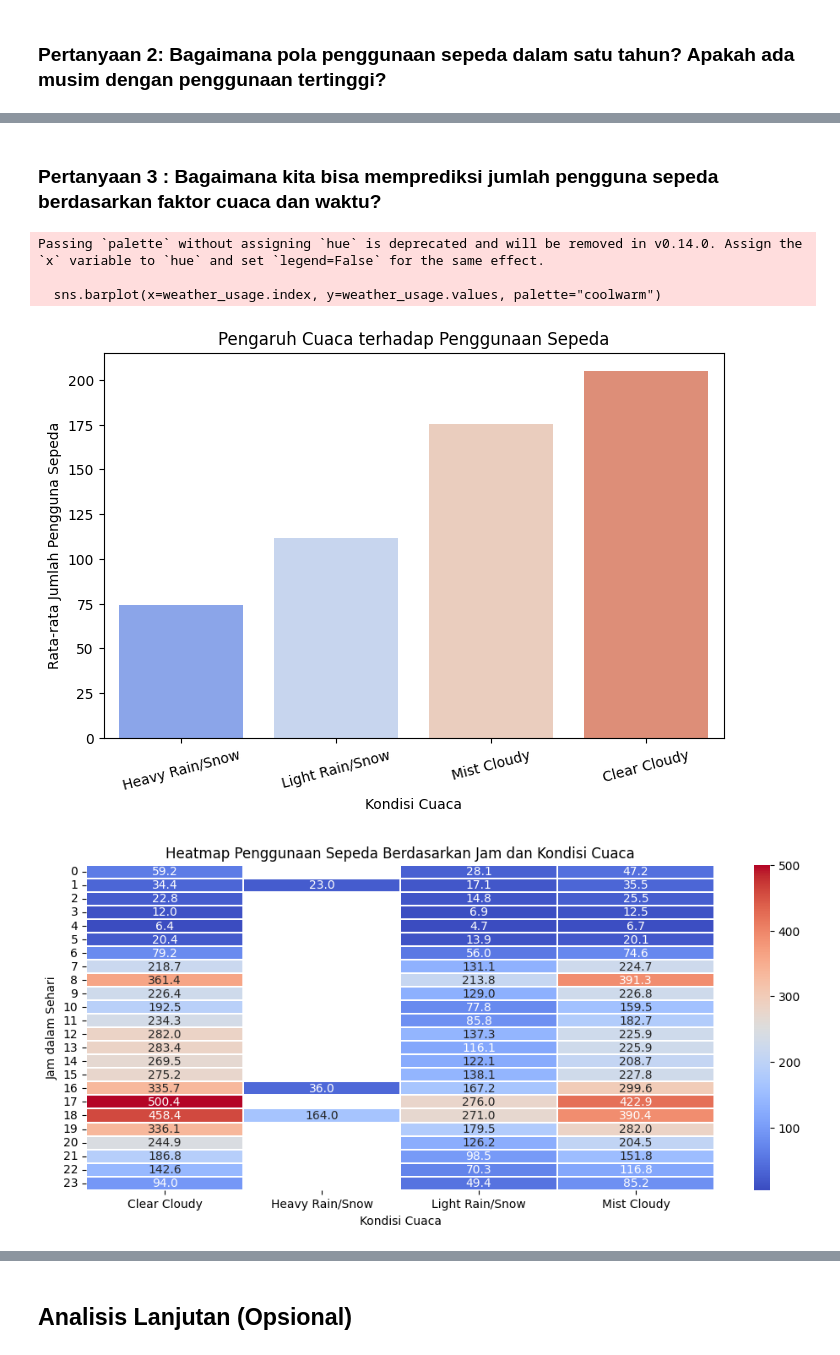
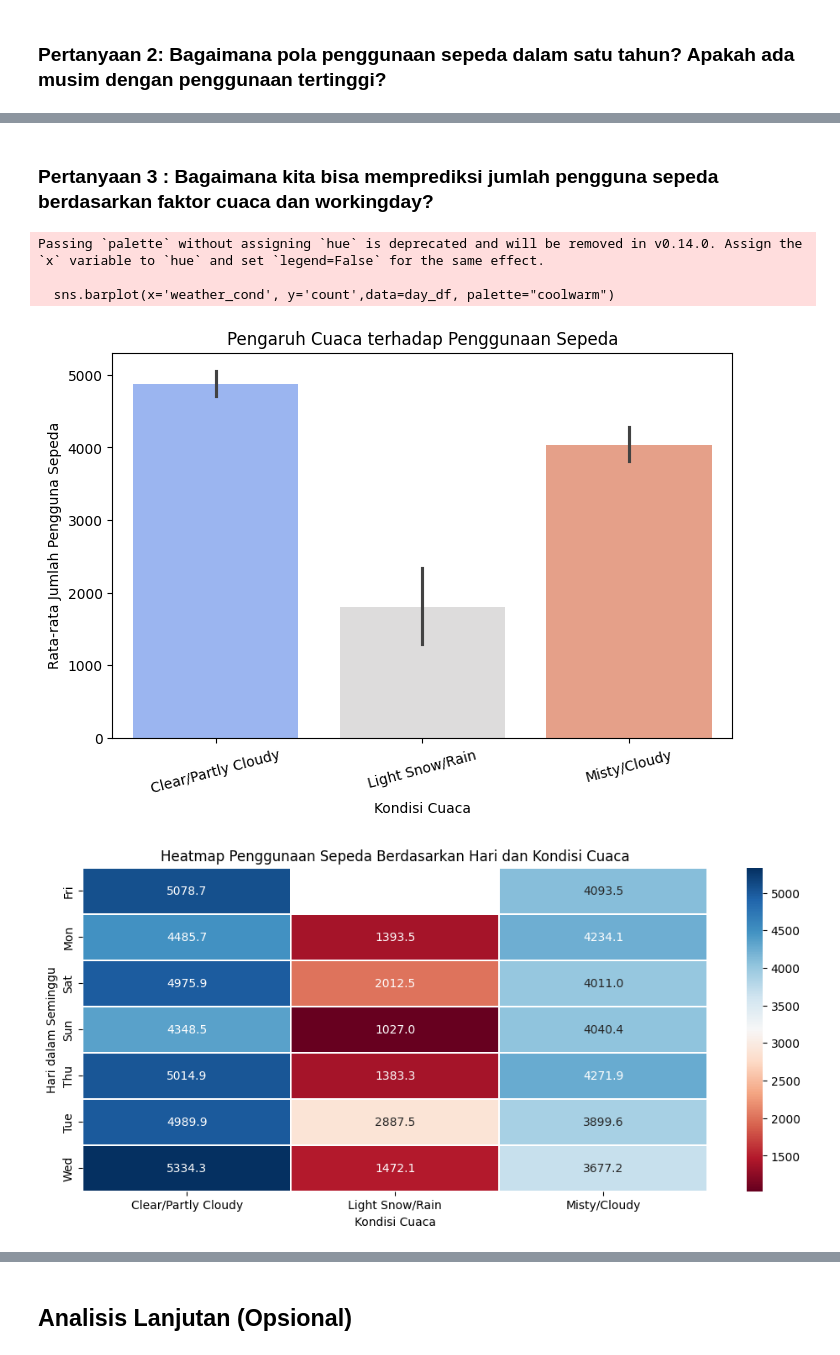
Before and after one commit to CrxTan/EDA_Bike_Explanatory, a Jupyter notebook: Bike_Sharing_Dataset.ipynb, the cells around one changed output, grey strips where cells are left out. Saved outputs shown, nothing was run; the diff lists cells and outputs as text; code cells hidden in the pictures.

```diff
--- a/Bike_Sharing_Dataset.ipynb
+++ b/Bike_Sharing_Dataset.ipynb
@@ -421,0 +498,33 @@ Penggunaan tertinggi terjadi pada musim Gugur (Fall) dan Musim Panas (Summer).
+# %%
+# Visualisasi pola penggunaan sepeda per bulan
+day_df['month'] = pd.Categorical(day_df['month'], categories=[
+    'Jan', 'Feb', 'Mar', 'Apr', 'May', 'Jun',
+    'Jul', 'Aug', 'Sep', 'Oct', 'Nov', 'Dec'
+], ordered=True)
+
+# Mengubah 'year' menjadi numerik
+day_df['year'] = pd.to_numeric(day_df['year'], errors="coerce")
+
+# Memilih Setahun pertama untuk dianalisis berdasarkan pertanyaan
+first_year = day_df["year"].min()
+filtered_df = day_df[day_df["year"] == first_year]
+
+# Agregasi jumlah penyewaan sepeda per bulan
+monthly_counts = filtered_df.groupby("month")["count"].sum().reset_index()
+
+# Plot line chart
+plt.figure(figsize=(10, 5))
+sns.lineplot(data=monthly_counts, x="month", y="count", marker="o", color="b")
+plt.title(f"Perkembangan Penyewaan Sepeda Selama Setahun")
+plt.xlabel("Bulan")
+plt.ylabel("Jumlah Penyewaan Sepeda")
+plt.xticks(rotation=45)
+plt.show()
+
+# Visualisasi penggunaan sepeda berdasarkan musim
+plt.figure(figsize=(10, 5))
+sns.barplot(x='season', y='count',data=day_df, palette="coolwarm")
+plt.title("Penggunaan Sepeda Berdasarkan Musim")
+plt.xlabel("Musim")
+plt.ylabel("Rata-rata Jumlah Pengguna Sepeda")
+plt.show()
@@ -422,27 +551,27 @@ Penggunaan tertinggi terjadi pada musim Gugur (Fall) dan Musim Panas (Summer).
 # %% [markdown]
-### Pertanyaan 3 : Bagaimana kita bisa memprediksi jumlah pengguna sepeda berdasarkan faktor cuaca dan waktu?
+### Pertanyaan 3 : Bagaimana kita bisa memprediksi jumlah pengguna sepeda berdasarkan faktor cuaca dan workingday?
 # %%
 # Visualisasi penggunaan sepeda berdasarkan cuaca
 plt.figure(figsize=(8, 5))
-sns.barplot(x=weather_usage.index, y=weather_usage.values, palette="coolwarm")
+sns.barplot(x='weather_cond', y='count',data=day_df, palette="coolwarm")
 plt.title("Pengaruh Cuaca terhadap Penggunaan Sepeda")
 plt.xlabel("Kondisi Cuaca")
 plt.ylabel("Rata-rata Jumlah Pengguna Sepeda")
 plt.xticks(rotation=15)
 plt.show()
 
-# Heatmap jumlah pengguna berdasarkan jam dalam sehari dan kondisi cuaca
-pivot_table = merged_df_cleaned.pivot_table(values="cnt_hour", index="hr", columns="weathersit", aggfunc="mean")
+# Heatmap jumlah pengguna berdasarkan hari dan kondisi cuaca
+pivot_table_day = day_df.pivot_table(values="count", index="weekday", columns="weather_cond", aggfunc="mean")
 
 plt.figure(figsize=(12, 5))
-sns.heatmap(pivot_table, cmap="coolwarm", annot=True, fmt=".1f", linewidths=0.3)
-plt.title("Heatmap Penggunaan Sepeda Berdasarkan Jam dan Kondisi Cuaca")
+sns.heatmap(pivot_table_day, cmap="RdBu", annot=True, fmt=".1f", linewidths=0.3)
+plt.title("Heatmap Penggunaan Sepeda Berdasarkan Hari dan Kondisi Cuaca")
 plt.xlabel("Kondisi Cuaca")
-plt.ylabel("Jam dalam Sehari")
+plt.ylabel("Hari dalam Seminggu")
 plt.show()
 # %% [output]
 Passing `palette` without assigning `hue` is deprecated and will be removed in v0.14.0. Assign the `x` variable to `hue` and set `legend=False` for the same effect.
 
-  sns.barplot(x=weather_usage.index, y=weather_usage.values, palette="coolwarm")
+  sns.barplot(x='weather_cond', y='count',data=day_df, palette="coolwarm")
-[figure, old version]
+[figure, new version]
-[figure, old version]
+[figure, new version]
```
Also changed, not shown: parts of 65 cells of this notebook, 4 other files.
